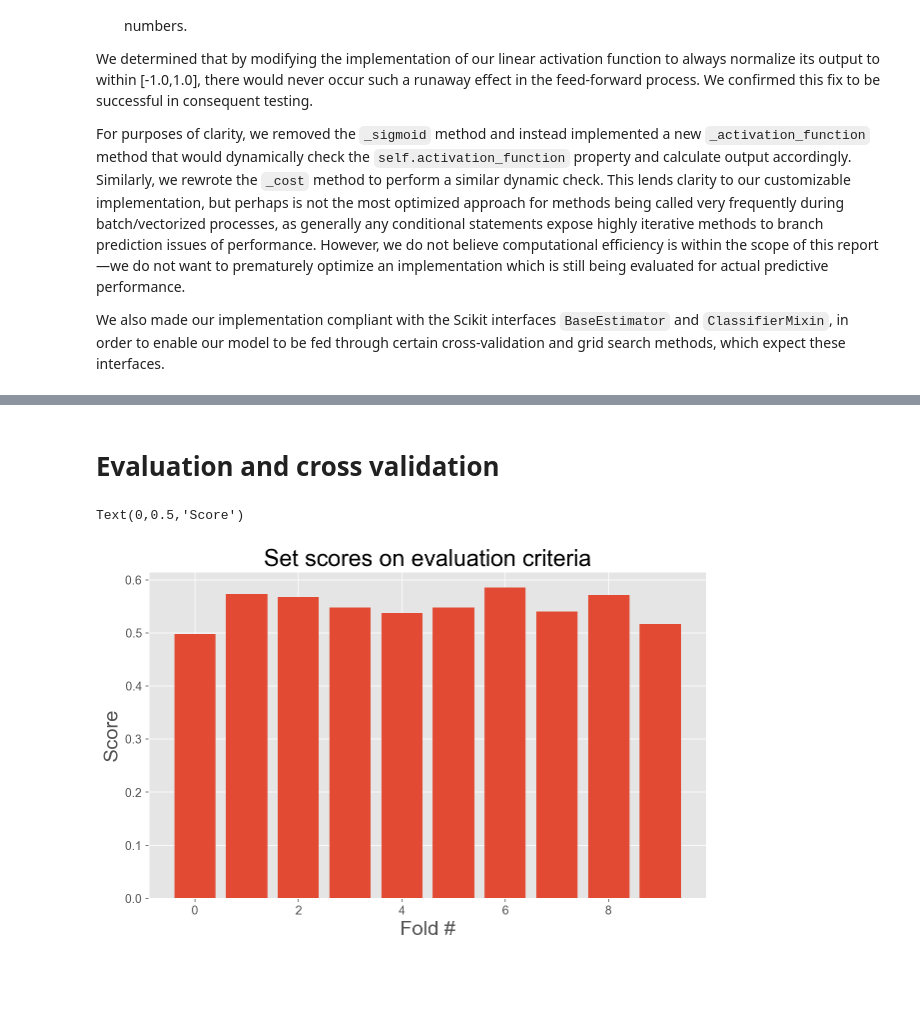
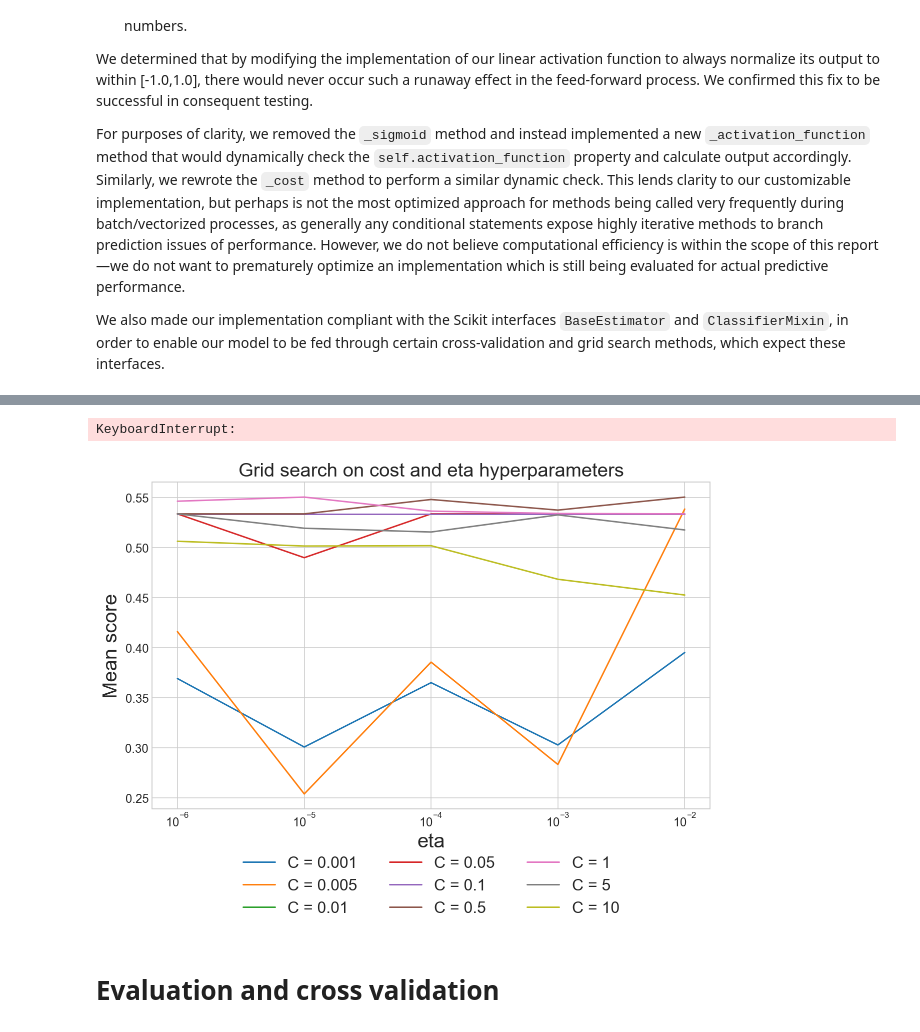
Before and after one commit to SMU-ML-2017/Project5, a Jupyter notebook: Project5.ipynb, the cells around one changed output, grey strips where cells are left out. Saved outputs shown, nothing was run; the diff lists cells and outputs as text; code cells hidden in the pictures; blank space fills up the shorter version.

Commit message:
More write up on grid search with graph

```diff
--- a/Project5.ipynb
+++ b/Project5.ipynb
@@ -6,9 +6,11 @@ import pandas as pd
 %matplotlib inline
 
 import matplotlib
+import seaborn as sns
 from matplotlib import pyplot as plt
 
-plt.style.use('ggplot')
+# plt.style.use('whitegrid')
+sns.set_style('whitegrid')
 
 matplotlib.rcParams.update({'figure.figsize': (10, 6)})
 matplotlib.rcParams.update({'font.size': 16})
@@ -393,7 +393,7 @@ class MultiLayerPerceptron(BaseEstimator, ClassifierMixin):
         # REGULARIZATION
         L2_term = self._L2_reg(self.l2_C, weights)
         result = cost+L2_term
-        if np.any(np.isnan(result)):
+        if np.isnan(result):
             raise ValueError('NaN value passed into cost function.')
         return result
 
@@ -535,12 +535,10 @@ https://stackoverflow.com/a/37163377
 # %%
 %%time
-from sklearn.grid_search import GridSearchCV
+from sklearn.model_selection import GridSearchCV
 
 nn = MultiLayerPerceptron(
-    hidden_layer_sizes=[20,20],
-    l2_C=0.1, # tradeoff L2 regularizer
-    epochs=100, # iterations
-    eta=0.001,  # learning rate
+    hidden_layer_sizes=[10,10,10],
+    epochs=200, # iterations
     random_state=1,
     alpha=0.001,# momentum calculation
     decrease_const=0.0001, # decreasing eta
@@ -550,8 +548,9 @@ nn = MultiLayerPerceptron(
     cost_function='cross_entropy'
 )
 
-costs = [0.001, 0.01, 0.1, 1, 10, 100]
-etas  = [0.000001, 0.00001, 0.0001, 0.001, 0.01]
+costs = [0.001, 0.005, 0.01, 0.05, 0.1, 1, 10]
+etas  = [0.000001, 0.00005, 0.00001, 0.00005, 0.0001, 0.0005,
+         0.001, 0.005, 0.01, 0.05, 0.1]
 
 param_grid = {
     'l2_C': costs,
@@ -560,6 +559,29 @@ param_grid = {
 
 gs = GridSearchCV(nn, param_grid, scoring=scorer, cv=10)
 gs.fit(X,y)
+# %% [output]
+KeyboardInterrupt:
+# %%
+# [CITE] https://stackoverflow.com/a/37163377
+# "How to graph grid scores from GridSearchCV?"
+
+scores = gs.cv_results_['mean_test_score']
+scores = scores.reshape([*map(len, param_grid.values())])
+
+# plot a line for each cost
+# x-axis is eta range, y-axis is score
+for index, cost in enumerate(costs):
+    plt.semilogx(etas, scores[index], label=f'C = {cost}')
+plt.legend(
+    loc='upper center',
+    bbox_to_anchor=(0.5, -0.1),
+    ncol=3
+)
+plt.xlabel('eta')
+plt.ylabel('Mean score')
+plt.title('Grid search on cost and eta hyperparameters');
+# %% [output]
+[figure, added]
 # %%
 # nn = MultiLayerPerceptron(
 #     hidden_layer_sizes=[50,50,50],
@@ -602,6 +624,3 @@ plt.bar(range(len(per_fold_eval_criteria)),per_fold_eval_criteria)
 plt.title('Set scores on evaluation criteria')
 plt.xlabel('Fold #')
 plt.ylabel('Score')
-# %% [output]
-Text(0,0.5,'Score')
-[figure, removed]
```
Also changed, not shown: parts of 3 cells of this notebook, 2 other files.
